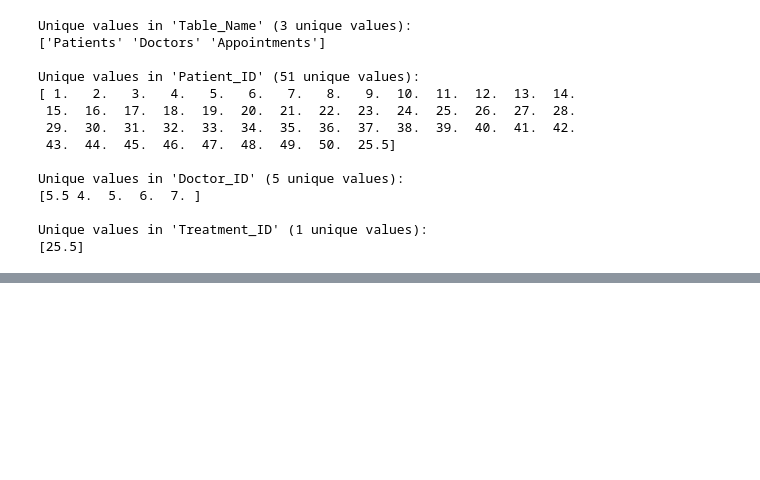
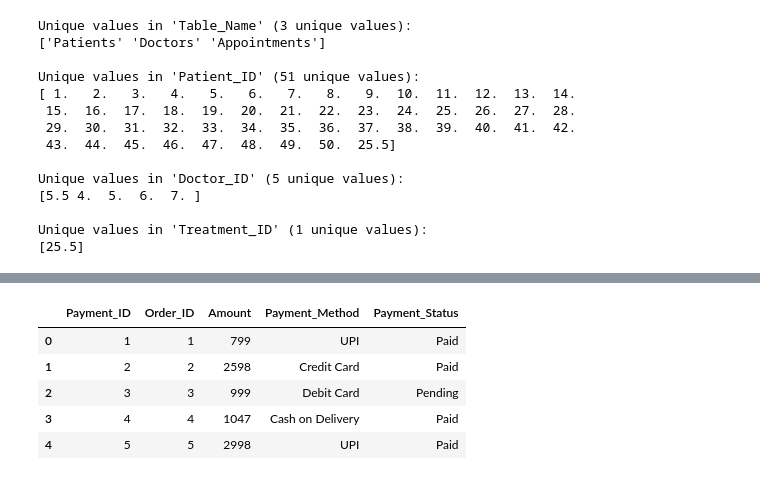
Before and after one commit to Pheonix1795/MDS_LAB, a Jupyter notebook: MDS_WEEK6.ipynb, the cells around one changed output, grey strips where cells are left out. Cells and saved outputs as stored; diff of their text form; code cells hidden in the pictures; blank space fills up the shorter version.

```diff
--- a/MDS_WEEK6.ipynb
+++ b/MDS_WEEK6.ipynb
@@ -236,0 +245,20 @@ Unique values in 'Treatment_ID' (1 unique values):
+# %%
+import zipfile
+import os
+
+# Extract the zip file
+zip_path = '/content/Online_Shopping_Management_50_CSV_with_Nulls.zip'
+extract_path = '/content/online_shopping_data'
+
+with zipfile.ZipFile(zip_path, 'r') as zip_ref:
+    zip_ref.extractall(extract_path)
+
+# Find the CSV file inside the extracted folder
+csv_files = [f for f in os.listdir(extract_path) if f.endswith('.csv')]
+shop_file_path = os.path.join(extract_path, csv_files[0])
+
+# Load the data
+df_shop = pd.read_csv(shop_file_path)
+print(f"Successfully loaded: {shop_file_path}")
+display(df_shop.head())
+# %% [output]
@@ -236,0 +266,6 @@ Unique values in 'Treatment_ID' (1 unique values):
+|  | Payment_ID | Order_ID | Amount | Payment_Method | Payment_Status |
+| 0 | 1 | 1 | 799 | UPI | Paid |
+| 1 | 2 | 2 | 2598 | Credit Card | Paid |
+| 2 | 3 | 3 | 999 | Debit Card | Pending |
+| 3 | 4 | 4 | 1047 | Cash on Delivery | Paid |
+| 4 | 5 | 5 | 2998 | UPI | Paid |
```
Also changed, not shown: parts of 10 cells of this notebook.
